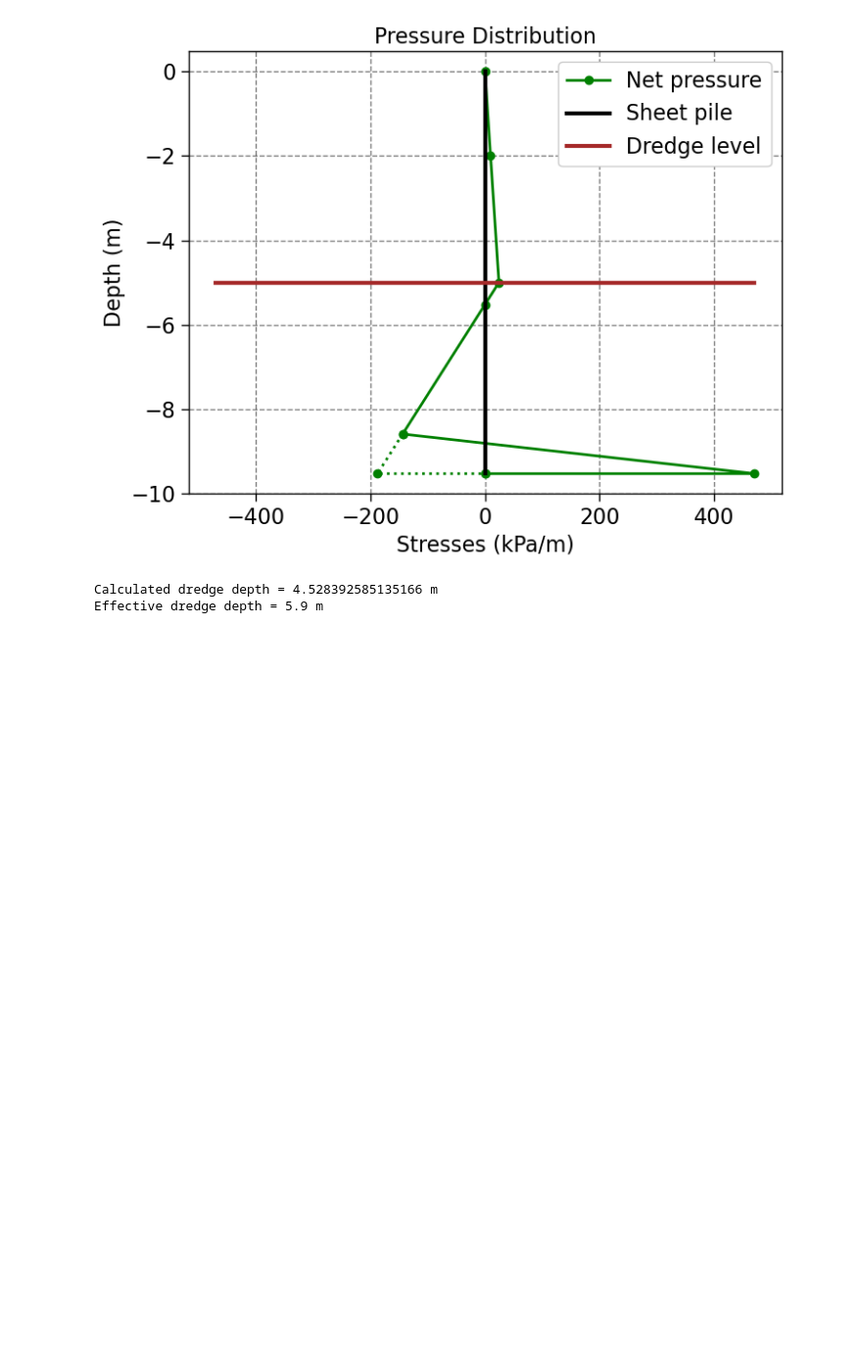
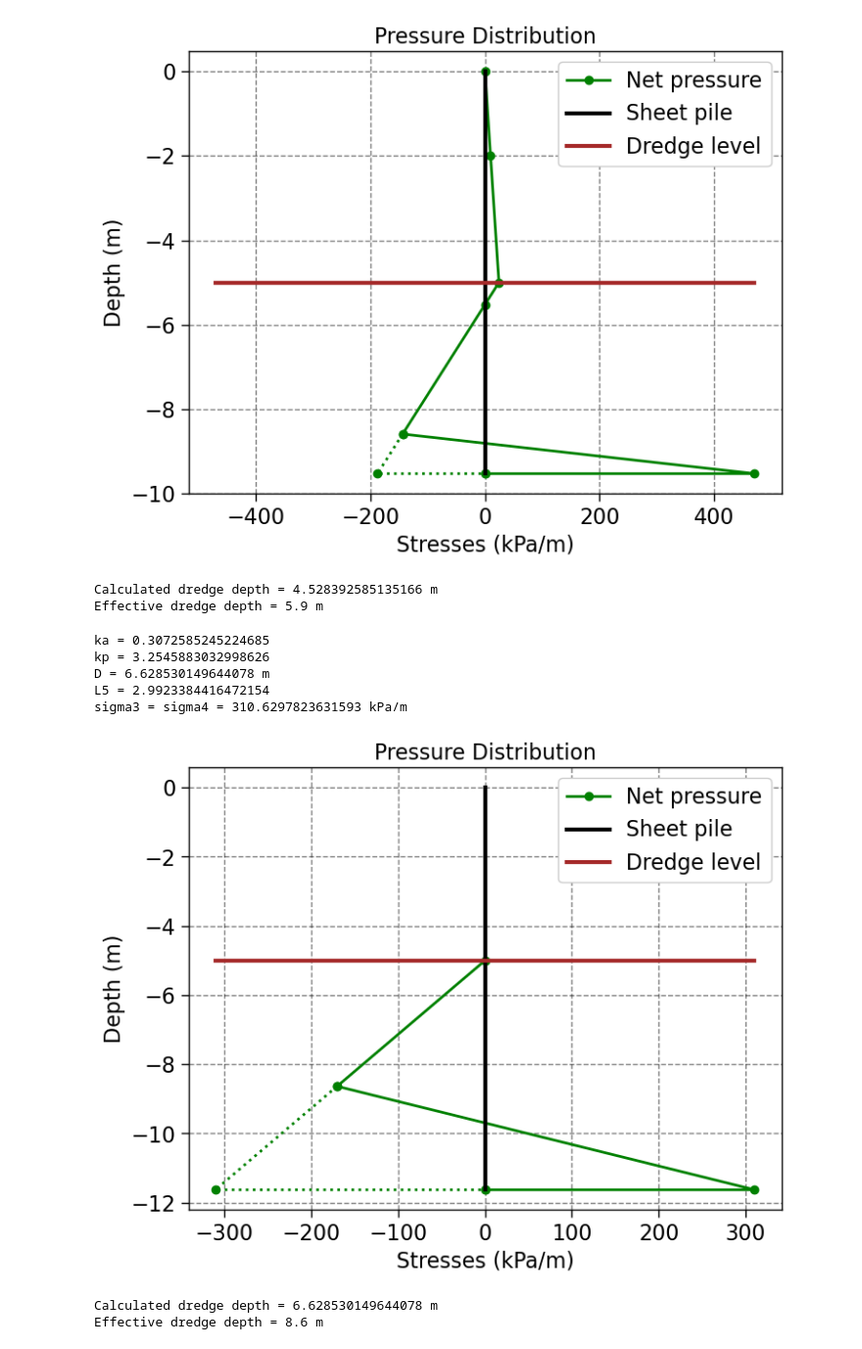
Before and after one commit to paudyalprabhat7/cee555_advfoundations, a Jupyter notebook: sheetpile_design_oop.ipynb, the cells around one changed output. Shown at 98% size. Saved outputs shown, nothing was run; the diff lists cells and outputs as text; code cells hidden in the pictures; blank space fills up the shorter version.

Commit message:
modified:   sheetpile_design_oop.ipynb     added the special case: free cantilever sheet piling

```diff
--- a/sheetpile_design_oop.ipynb
+++ b/sheetpile_design_oop.ipynb
@@ -264,3 +336,31 @@ L5 = 0.9375724534918755 m
 [figure]
 Calculated dredge depth = 4.528392585135166 m
 Effective dredge depth = 5.9 m
+# %%
+#example 3: free cantilever case
+# Define properties
+properties = {
+    'phi': 32,
+    'gamma_unsat': 15.9,
+    'L1': 2,
+    'L2': 3,
+    'mode': 2,
+    'P' : 100,
+    'L' : 5
+
+}
+
+# Create SheetPile object
+sheet_pile = SheetPile(properties)
+
+# Perform calculations and plot
+sheet_pile.complete_calc()
+# %% [output]
+ka = 0.3072585245224685
+kp = 3.2545883032998626
+D = 6.628530149644078 m
+L5 = 2.9923384416472154
+sigma3 = sigma4 = 310.6297823631593 kPa/m
+[figure, added]
+Calculated dredge depth = 6.628530149644078 m
+Effective dredge depth = 8.6 m
```
Also changed, not shown: parts of 2 cells of this notebook.
